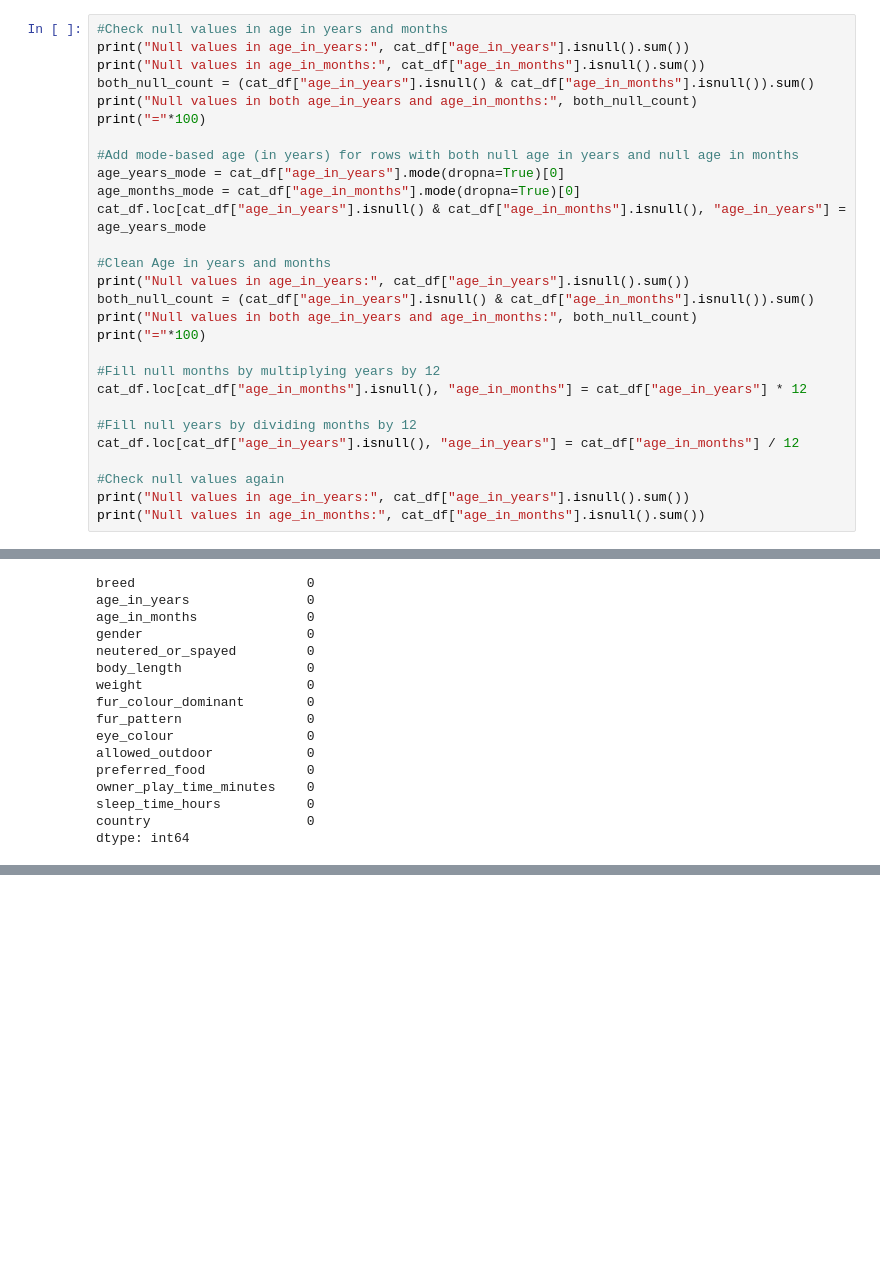
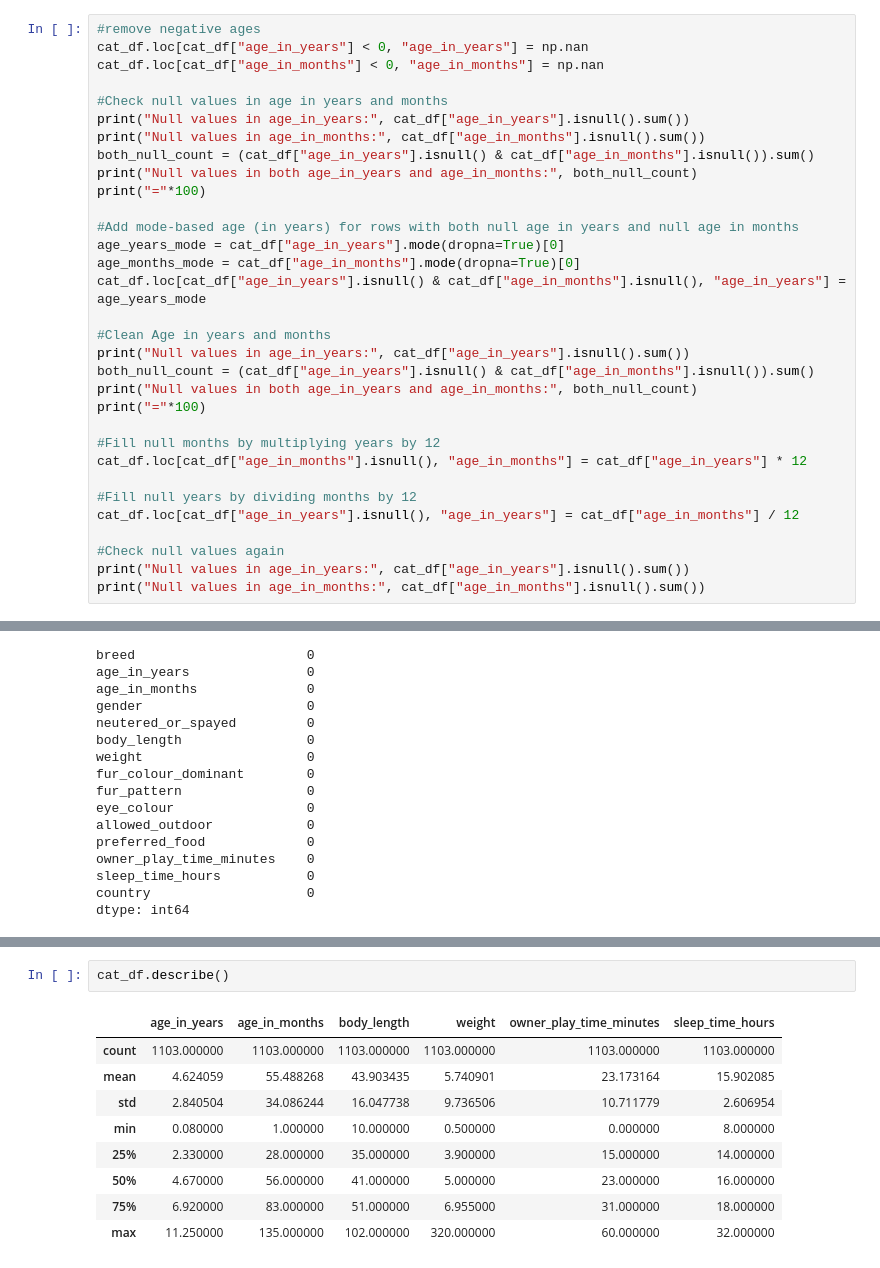
Before and after one commit to Brian-Gab/CatClassifier_FEL401, a Jupyter notebook: DataCleaning.ipynb, the cells around one changed output, grey strips where cells are left out. Cells and saved outputs as stored; diff of their text form; blank space fills up the shorter version.

```diff
--- a/DataCleaning.ipynb
+++ b/DataCleaning.ipynb
@@ -119,4 +135,8 @@ Length: 4, dtype: str
 # %%
+#remove negative ages
+cat_df.loc[cat_df["age_in_years"] < 0, "age_in_years"] = np.nan
+cat_df.loc[cat_df["age_in_months"] < 0, "age_in_months"] = np.nan
+
 #Check null values in age in years and months
 print("Null values in age_in_years:", cat_df["age_in_years"].isnull().sum())
 print("Null values in age_in_months:", cat_df["age_in_months"].isnull().sum())
@@ -464,0 +518,12 @@ dtype: int64
+# %%
+cat_df.describe()
+# %% [output]
+|  | age_in_years | age_in_months | body_length | weight | owner_play_time_minutes | sleep_time_hours |
+| count | 1103.000000 | 1103.000000 | 1103.000000 | 1103.000000 | 1103.000000 | 1103.000000 |
+| mean | 4.624059 | 55.488268 | 43.903435 | 5.740901 | 23.173164 | 15.902085 |
+| std | 2.840504 | 34.086244 | 16.047738 | 9.736506 | 10.711779 | 2.606954 |
+| min | 0.080000 | 1.000000 | 10.000000 | 0.500000 | 0.000000 | 8.000000 |
+| 25% | 2.330000 | 28.000000 | 35.000000 | 3.900000 | 15.000000 | 14.000000 |
+| 50% | 4.670000 | 56.000000 | 41.000000 | 5.000000 | 23.000000 | 16.000000 |
+| 75% | 6.920000 | 83.000000 | 51.000000 | 6.955000 | 31.000000 | 18.000000 |
+| max | 11.250000 | 135.000000 | 102.000000 | 320.000000 | 60.000000 | 32.000000 |
```
Also changed, not shown: parts of 7 cells of this notebook, 1 other file.
